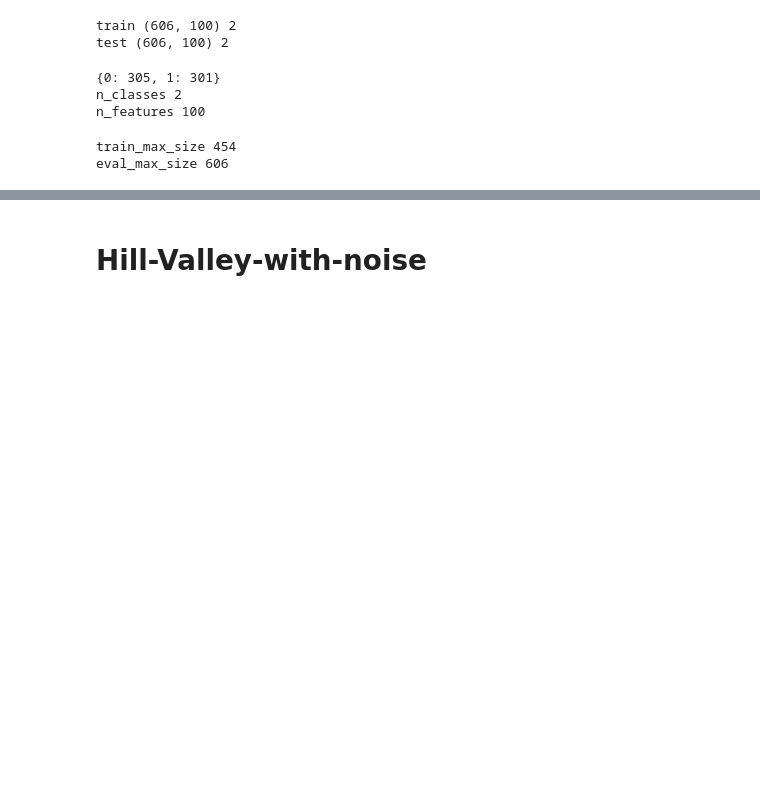
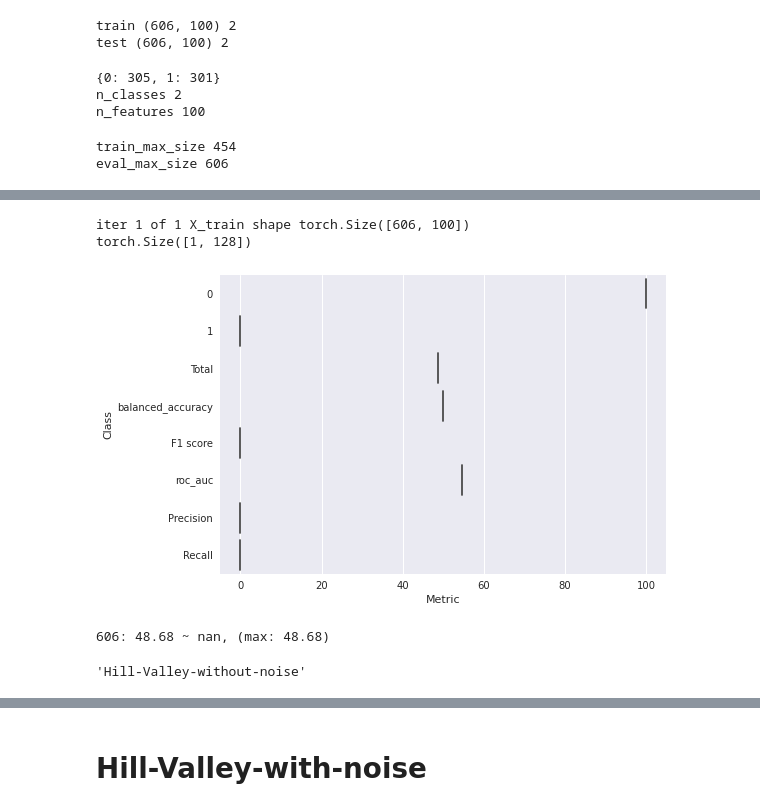
Before and after one commit to wwydmanski/hypernet-cnn, a Jupyter notebook: Benchmarks/UCI-HyperTab-with-valid.ipynb, the cells around one changed output, grey strips where cells are left out. Saved outputs shown, nothing was run; the diff lists cells and outputs as text; code cells hidden in the pictures; blank space fills up the shorter version.

```diff
--- a/Benchmarks/UCI-HyperTab-with-valid.ipynb
+++ b/Benchmarks/UCI-HyperTab-with-valid.ipynb
@@ -744,18 +723,28 @@ torch.Size([1, 128])
 # %%
 epochs = hp_best_params['epochs']
 masks_no = hp_best_params['masks_no']
 mask_size = hp_best_params['mask_size']
 target_size = hp_best_params['target_size']
 batch_size = hp_best_params['batch_size']
 lr = hp_best_params['lr']
 
 
 hyper_results = test_model(network_hp_fn(epochs, masks_no, mask_size, target_size, batch_size=batch_size,verbose=True),
-                    (X, y),
+                    ((X_train, X_test), (y_train, y_test)),
                     eval_max_size,
-                    None, 10)
+                    None, 1)
+# %% [output]
+iter 1 of 1 X_train shape torch.Size([606, 100])
+torch.Size([1, 128])
+[figure, added]
 # %%
 res = hyper_results[hyper_results["Class"]=="Total"].reset_index(drop=True)["Metric"]
 print(f"{eval_max_size}: {res.mean():.2f} ~ {res.std():.2f}, (max: {res.max():.2f})")
+# %% [output]
+606: 48.68 ~ nan, (max: 48.68)
 # %%
 d[DATA] = hyper_results.groupby("Class")['Metric'].agg(['mean', 'std', 'max'])
+# %%
+DATA
+# %% [output]
+'Hill-Valley-without-noise'
```
Also changed, not shown: parts of 41 cells of this notebook.
